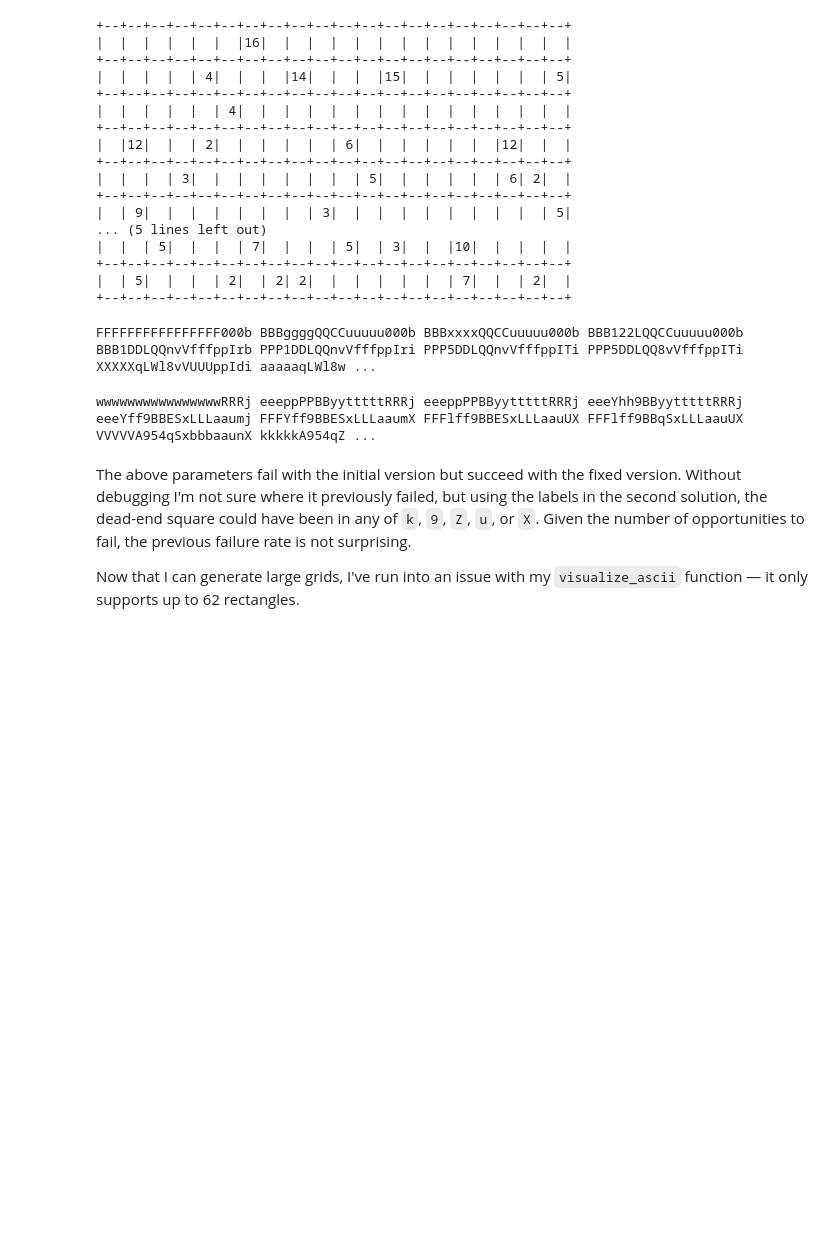
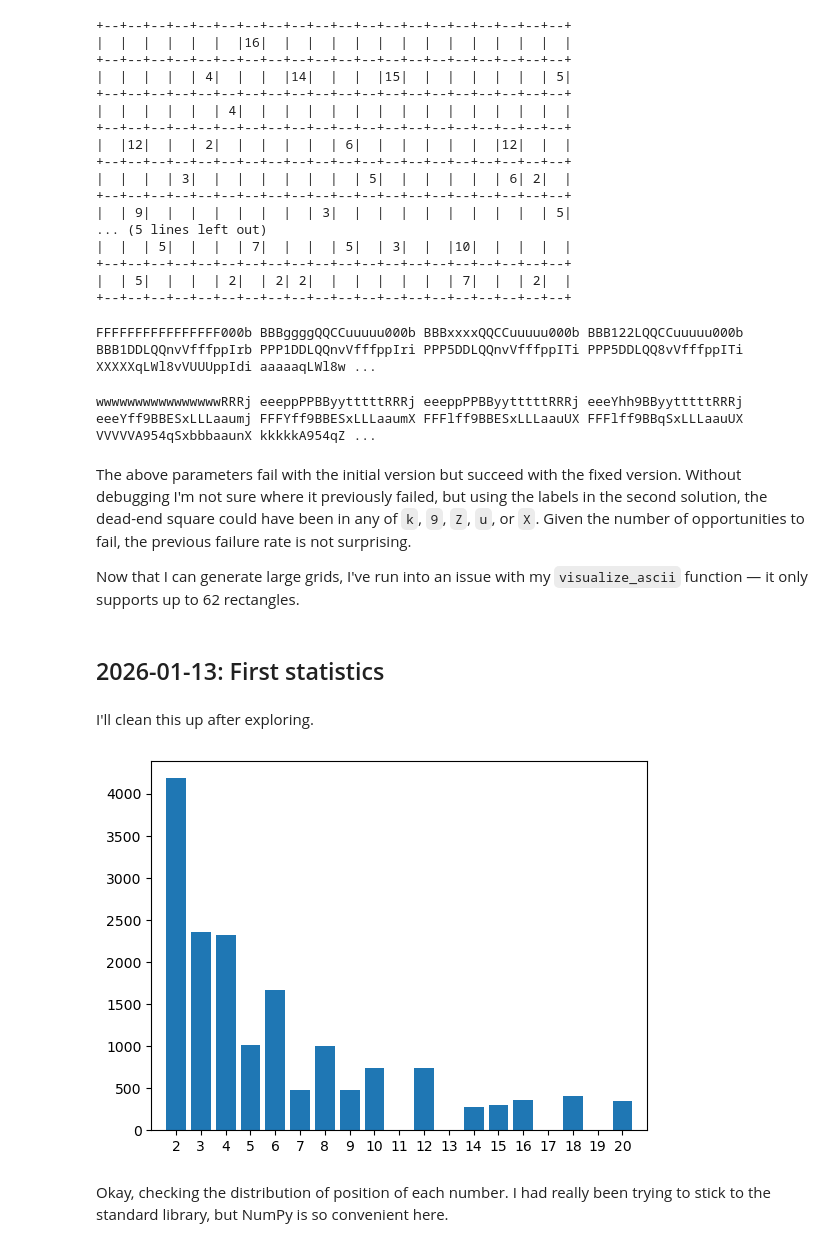
Before and after one commit to RobinFiveWords/shikaku, a Jupyter notebook: research.ipynb, the cells around one changed output. Drawn from its saved outputs; the diff is of its cells as text; code cells hidden in the pictures; blank space fills up the shorter version.

Commit message:
2026-01-13 first statistics

```diff
--- a/research.ipynb
+++ b/research.ipynb
@@ -1029,3 +1029,41 @@ wwwwwwwwwwwwwwwwRRRj eeeppPPBByytttttRRRj eeeppPPBByytttttRRRj eeeYhh9BByytttttR
 The above parameters fail with the initial version but succeed with the fixed version. Without debugging I'm not sure where it previously failed, but using the labels in the second solution, the dead-end square could have been in any of `k`, `9`, `Z`, `u`, or `X`. Given the number of opportunities to fail, the previous failure rate is not surprising.
 
 Now that I can generate large grids, I've run into an issue with my `visualize_ascii` function — it only supports up to 62 rectangles.
+# %% [markdown]
+## 2026-01-13: First statistics
+# %% [markdown]
+I'll clean this up after exploring.
+# %%
+class Samples:
+    def __init__(self, side, max_area, N, seed=None):
+        if seed is not None:
+            random.seed(seed)
+        self.side = side
+        self.max_area = max_area
+        self.N = N
+        self.grids = [Grid_Generator_v1(side, side, max_area).run()
+                      for _ in range(N)]
+        assert all(g is not None for g in self.grids)
+        self.solutions = [list(g.solve()) for g in self.grids]
+        assert all(L for L in self.solutions)
+        self.frequencies = defaultdict(Counter)
+        for g in self.grids:
+            for n, q in Counter(g.d.values()).items():
+                self.frequencies[n][q] += 1
+# %%
+samples1 = Samples(10, 20, 1000, 'wabbit')
+# %%
+points1 = defaultdict(Counter)
+counts1 = Counter()
+for g in samples1.grids:
+    for p, n in g.d.items():
+        points1[n][p] += 1
+        counts1[n] += 1
+# %%
+plt.bar(*zip(*counts1.items()))
+plt.xlim(1, samples1.max_area + 1)
+plt.xticks(range(2, samples1.max_area + 1));
+# %% [output]
+[figure, added]
+# %% [markdown]
+Okay, checking the distribution of position of each number. I had really been trying to stick to the standard library, but NumPy is so convenient here.
```
Also changed, not shown: parts of 20 cells of this notebook.
